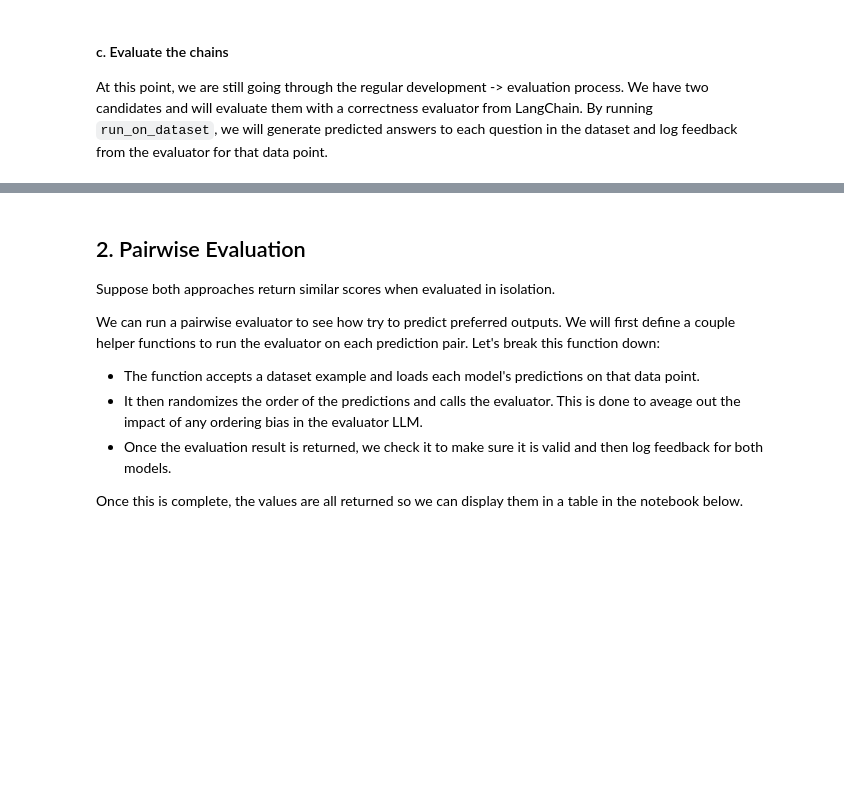
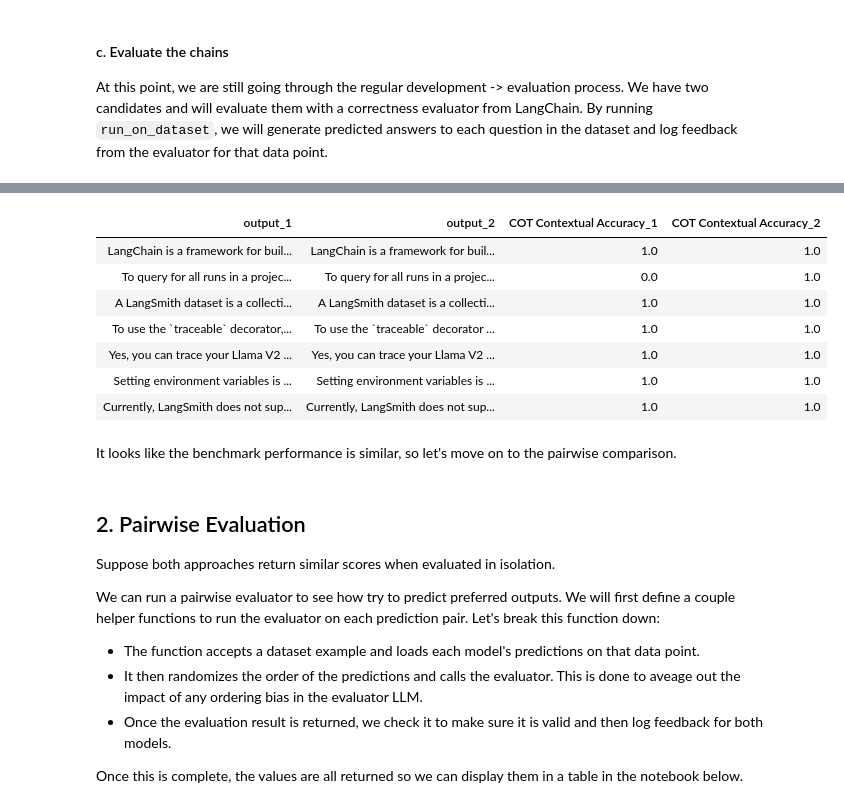
Before and after one commit to langchain-ai/langsmith-cookbook, a Jupyter notebook: testing-examples/comparing-runs/comparing-qa.ipynb, the cells around one changed output, grey strips where cells are left out. Drawn from its saved outputs; the diff is of its cells as text; code cells hidden in the pictures; blank space fills up the shorter version.

```diff
--- a/testing-examples/comparing-runs/comparing-qa.ipynb
+++ b/testing-examples/comparing-runs/comparing-qa.ipynb
@@ -208,3 +229,32 @@ You can look at the aggregate results here and for the other project to compare
+# %%
+import pandas as pd
+
+runs_1 = list(client.list_runs(project_name=project_name, execution_order=1))
+runs_2 = list(client.list_runs(project_name=project_name_2, execution_order=1))
+
+def get_project_df(runs):
+    return pd.DataFrame([{**run.outputs, **{k: v.get('avg') for k, v in run.feedback_stats.items()}} for run in runs], index = [run.reference_example_id for run in runs])
+
+runs_1_df = get_project_df(runs_1)
+runs_2_df = get_project_df(runs_2)
+joined_df = runs_1_df.join(runs_2_df, lsuffix='_1', rsuffix='_2')
+columns_1 = [col for col in joined_df.columns if col.endswith('_1')]
+columns_2 = [col for col in joined_df.columns if col.endswith('_2')]
+new_columns_order = [col for pair in zip(columns_1, columns_2) for col in pair]
+joined_df = joined_df[new_columns_order]
+# %%
+word_wrap_on_hover(joined_df)
+# %% [output]
+| output_1 | output_2 | COT Contextual Accuracy_1 | COT Contextual Accuracy_2 |
+| LangChain is a framework for buil... | LangChain is a framework for buil... | 1.0 | 1.0 |
+| To query for all runs in a projec... | To query for all runs in a projec... | 0.0 | 1.0 |
+| A LangSmith dataset is a collecti... | A LangSmith dataset is a collecti... | 1.0 | 1.0 |
+| To use the `traceable` decorator,... | To use the `traceable` decorator ... | 1.0 | 1.0 |
+| Yes, you can trace your Llama V2 ... | Yes, you can trace your Llama V2 ... | 1.0 | 1.0 |
+| Setting environment variables is ... | Setting environment variables is ... | 1.0 | 1.0 |
+| Currently, LangSmith does not sup... | Currently, LangSmith does not sup... | 1.0 | 1.0 |
+# %% [markdown]
+It looks like the benchmark performance is similar, so let's move on to the pairwise comparison.
 # %% [markdown]
 ## 2. Pairwise Evaluation
 
```
Also changed, not shown: parts of 7 cells of this notebook.
